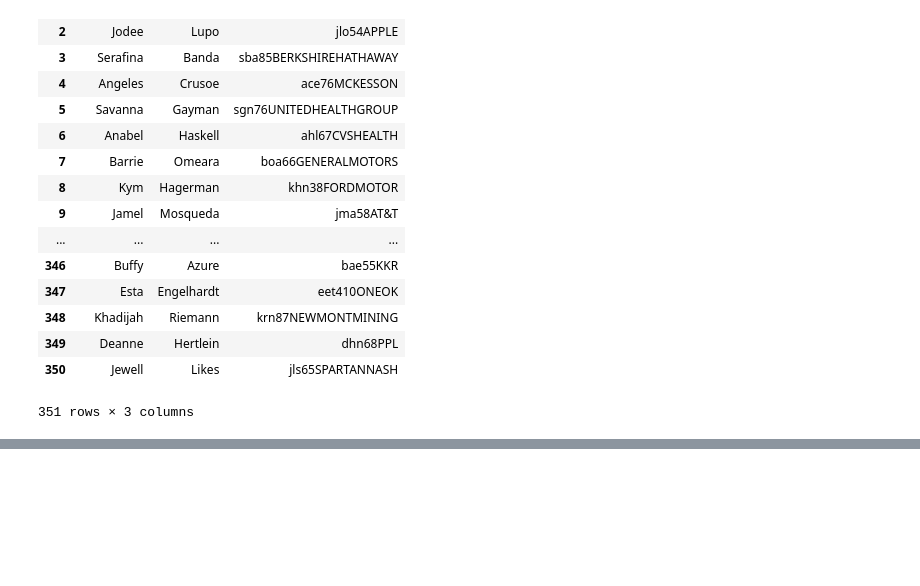
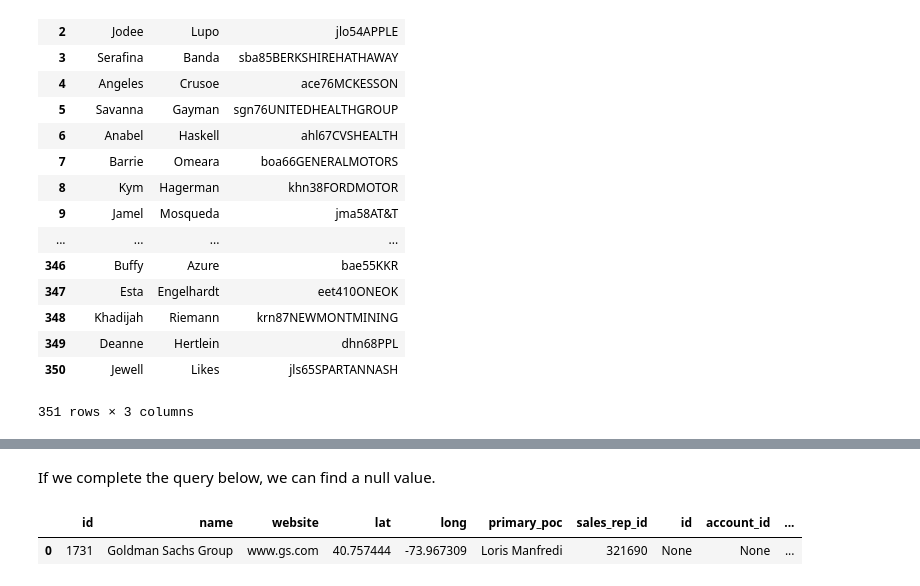
Before and after one commit to rebeccaebarnes/SQL-Practice, a Jupyter notebook: sql_practice.ipynb, the cells around one changed output, grey strips where cells are left out. Cells and saved outputs as stored; diff of their text form; code cells hidden in the pictures; blank space fills up the shorter version.

```diff
--- a/sql_practice.ipynb
+++ b/sql_practice.ipynb
@@ -3702,0 +3809,11 @@ sql_query('WITH t1 AS ( \
+# %% [markdown]
+If we complete the query below, we can find a null value.
+# %%
+sql_query('SELECT * \
+           FROM accounts a \
+           LEFT JOIN orders o \
+           ON a.id = o.account_id \
+           WHERE o.total IS NULL;')
+# %% [output]
+|  | id | name | website | lat | long | primary_poc | sales_rep_id | id | account_id | ... |
+| 0 | 1731 | Goldman Sachs Group | www.gs.com | 40.757444 | -73.967309 | Loris Manfredi | 321690 | None | None | ... |
```
Also changed, not shown: parts of 17 cells of this notebook.
